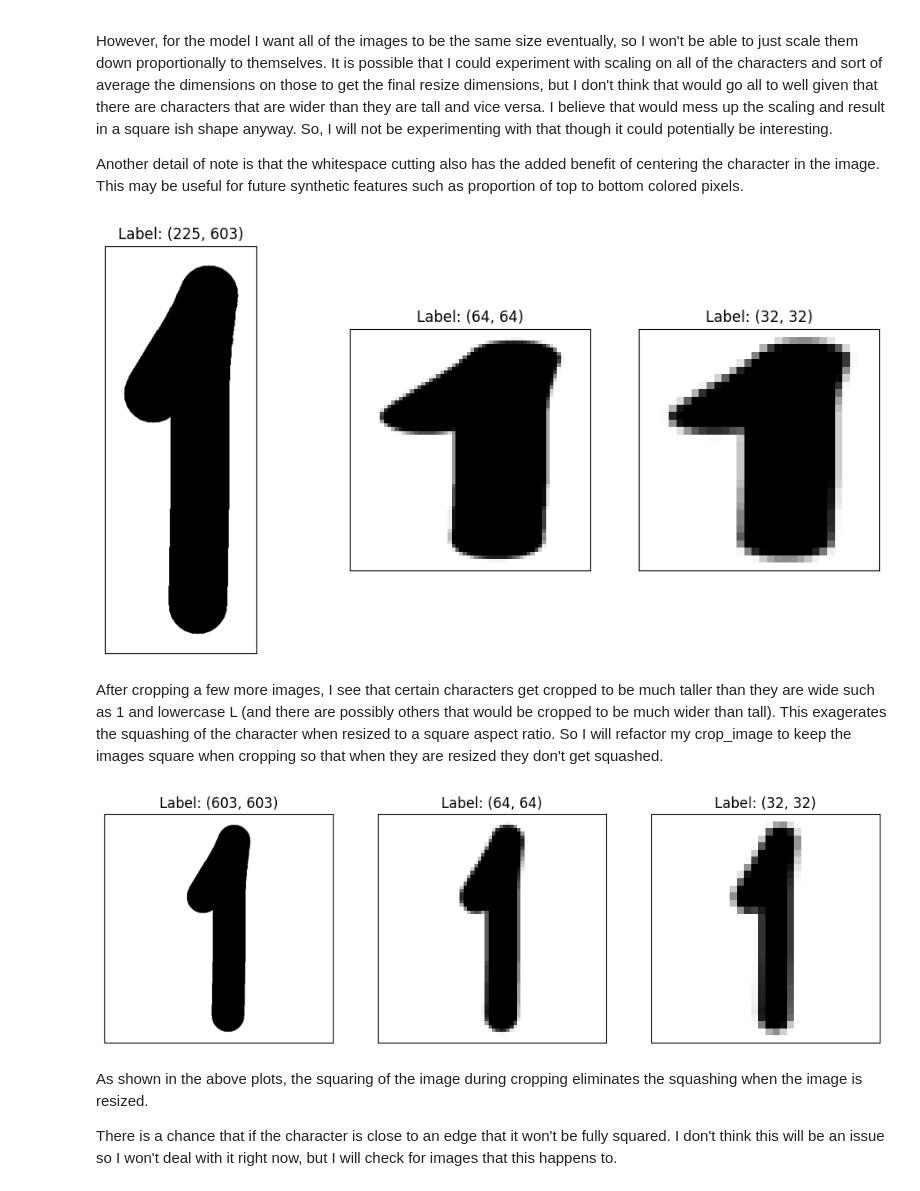
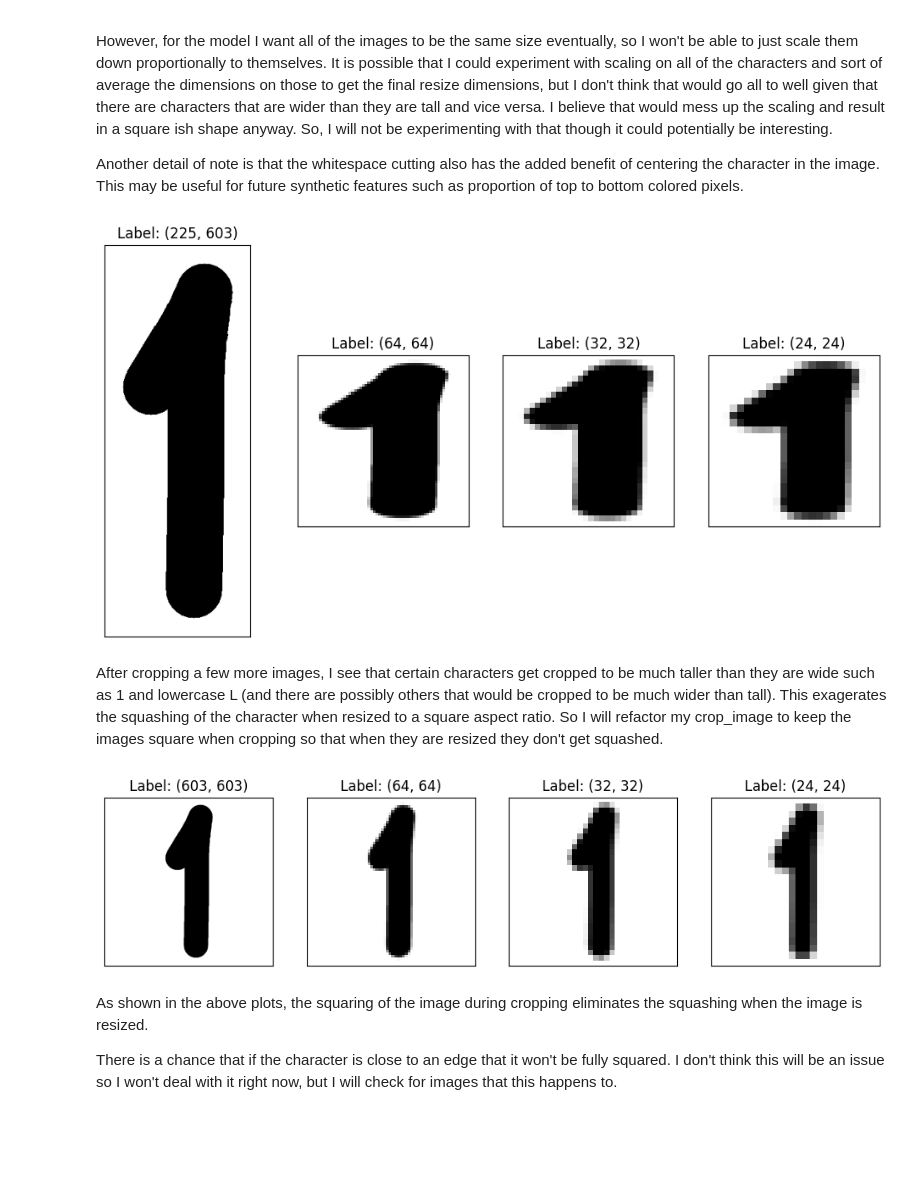
Before and after one commit to hemmerlinaj20/Project1_Phase1, a Jupyter notebook: research.ipynb, the cells around one changed output. Saved outputs shown, nothing was run; the diff lists cells and outputs as text; code cells hidden in the pictures; blank space fills up the shorter version.

Commit message:
Experiments with height and width ratios of characters.

```diff
--- a/research.ipynb
+++ b/research.ipynb
@@ -245,45 +240,46 @@ However, if this ends up improving the quality by a substantial amount, then it
 # %%
 # ***MY CODE***
 def crop_image(img: Image, border: int) -> tuple[Image, tuple[int,int]]:
-    """Takes a 1200x900 img and an integer number of whitespace pixels to save on the edges
-        returns the Image and the new size
+    """Takes an img and an integer number of whitespace pixels to save on the edges
+        returns the cropped Image and the new size
     """
     pixels: list[int] = list(img.getdata())
+    width: int = img.size[0]
     first: bool = True
     top: int = 0
     bottom: int = 0
     left: int = 0
     right: int = 0
-    left_most_col: int = 1200
+    left_most_col: int = width
     right_most_col: int = 0
     for i in range(len(pixels)):
         if pixels[i] != 255:
             if first:
                 first = False
                 top = i
-            if i % 1200 < left_most_col:
-                left_most_col = i % 1200
+            if i % width < left_most_col:
+                left_most_col = i % width
                 left = i
-            if i % 1200 > right_most_col:
-                right_most_col = i % 1200
+            if i % width > right_most_col:
+                right_most_col = i % width
                 right = i
             bottom = i
 
-    if ((top // 1200)-border) > 0: top_row = ((top // 1200)-border)
+    if ((top // width)-border) > 0: top_row = ((top // width)-border)
     else: top_row = 0
-    if ((left % 1200)-border) > 0: left_col = ((left % 1200)-border)
+    if ((left % width)-border) > 0: left_col = ((left % width)-border)
     else: left_col = 0
-    if ((right % 1200)+border) < (len(pixels)-1) % 1200: right_col = ((right % 1200)+border)
-    else: right_col = (len(pixels)-1) % 1200
-    if ((bottom // 1200)+border) < (len(pixels)-1) // 1200: bottom_row = ((bottom // 1200)+border)
-    else: bottom_row = (len(pixels)-1) // 1200
+    if ((right % width)+border) < (len(pixels)-1) % width: right_col = ((right % width)+border)
+    else: right_col = (len(pixels)-1) % width
+    if ((bottom // width)+border) < (len(pixels)-1) // width: bottom_row = ((bottom // width)+border)
+    else: bottom_row = (len(pixels)-1) // width
 
-    top_left = (top_row*1200) + left_col
-    bottom_right = (bottom_row*1200) + right_col
+    top_left = (top_row*width) + left_col
+    bottom_right = (bottom_row*width) + right_col
 
     new_img_pixels: list[int] = []
     for i in range(top_left, bottom_right):
-        if (i % 1200 >= left_col) and (i % 1200 <= right_col):
+        if (i % width >= left_col) and (i % width <= right_col):
             new_img_pixels.append(pixels[i])
 
     new_img = Image.new('L', ((right_col-left_col+1),(bottom_row-top_row+1)))
@@ -313,10 +309,10 @@ Another detail of note is that the whitespace cutting also has the added benefit
 # %%
 img = Image.open(f'{GRAYSCALE_IMAGE_PATH}{df["image"][56]}')
 img, size = crop_image(img, 28)
 
-resize_and_plot(1,3,img,[size, (64,64), (32,32)])
+resize_and_plot(1,4,img,[size, (64,64), (32,32), (24,24)])
 # %% [output]
-[figure, old version]
+[figure, new version]
 # %% [markdown]
 After cropping a few more images, I see that certain characters get cropped to be much taller than they are wide such as 1 and lowercase L (and there are possibly others that would be cropped to be much wider than tall). This exagerates the squashing of the character when resized to a square aspect ratio. So I will refactor my crop_image to keep the images square when cropping so that when they are resized they don't get squashed.
 # %%
@@ -388,9 +385,9 @@ def crop_image_square(img: Image, border: int) -> tuple[Image, tuple[int,int]]:
 img = Image.open(f'{GRAYSCALE_IMAGE_PATH}{df["image"][56]}')
 img, size = crop_image_square(img, 28)
 
-resize_and_plot(1,3,img,[size, (64,64), (32,32)])
+resize_and_plot(1,4,img,[size, (64,64), (32,32), (24,24)])
 # %% [output]
-[figure, old version]
+[figure, new version]
 # %% [markdown]
 As shown in the above plots, the squaring of the image during cropping eliminates the squashing when the image is resized.
 
```
Also changed, not shown: parts of 21 cells of this notebook.
